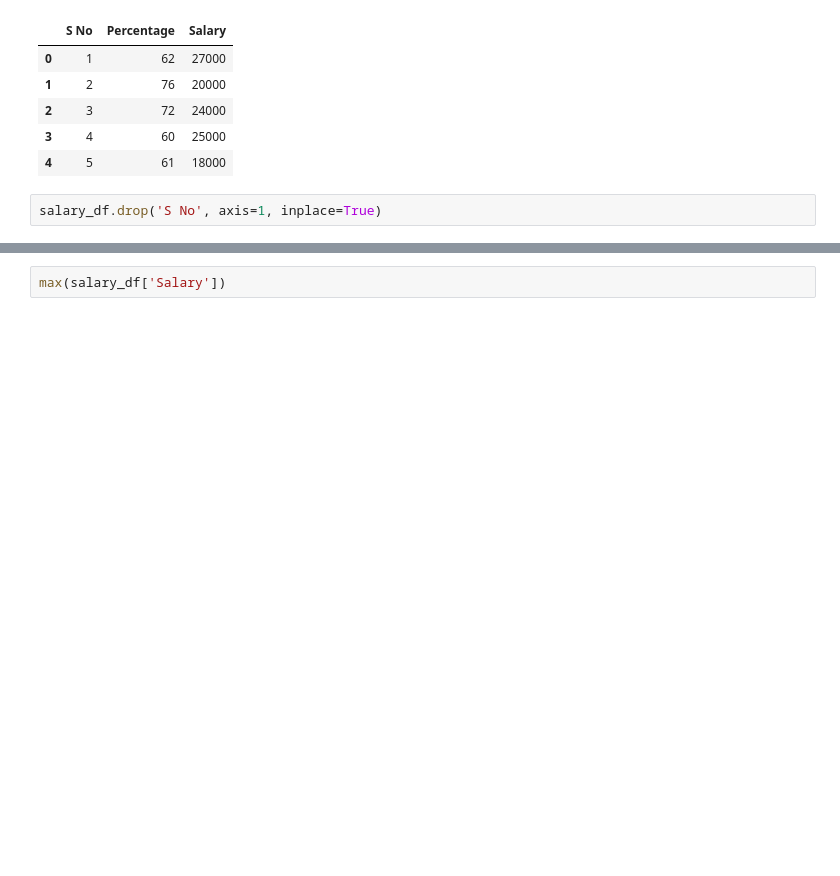
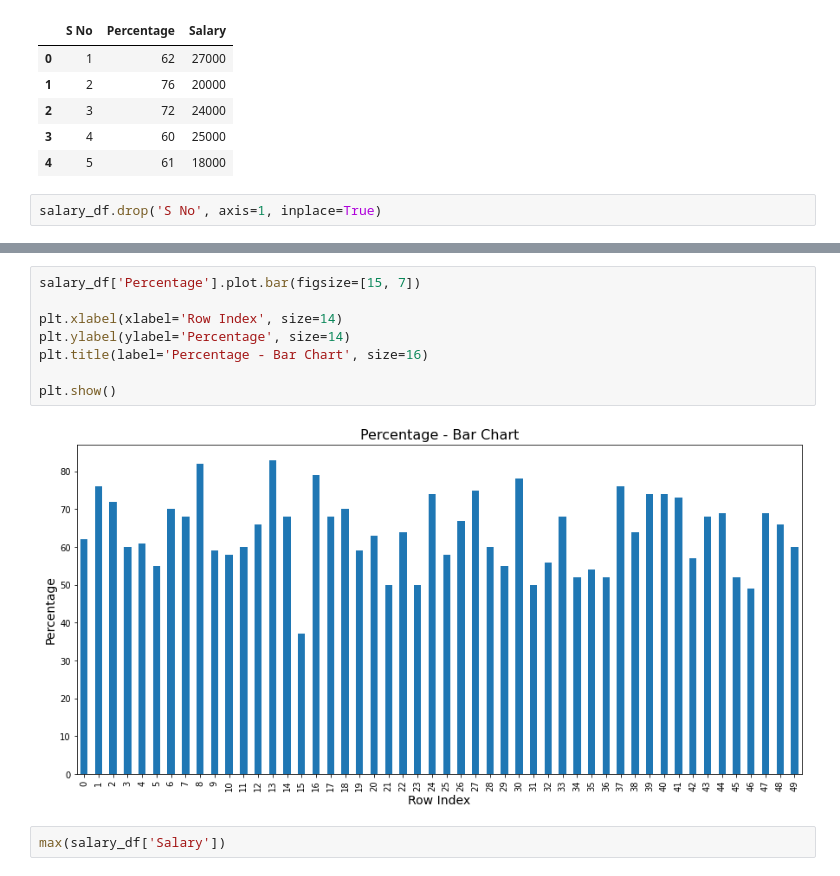
Before and after one commit to raviakasapu/MachineLearning, a Jupyter notebook: ML_Simple_Linear_Regression.ipynb, the cells around one changed output, grey strips where cells are left out. Drawn from its saved outputs; the diff is of its cells as text; blank space fills up the shorter version.

```diff
--- a/ML_Simple_Linear_Regression.ipynb
+++ b/ML_Simple_Linear_Regression.ipynb
@@ -47,3 +62,13 @@ plt.show()
+# %%
+salary_df['Percentage'].plot.bar(figsize=[15, 7])
+
+plt.xlabel(xlabel='Row Index', size=14)
+plt.ylabel(ylabel='Percentage', size=14)
+plt.title(label='Percentage - Bar Chart', size=16)
+
+plt.show()
+# %% [output]
+[figure, added]
 # %%
 max(salary_df['Salary'])
 # %% [output]
```
Also changed, not shown: parts of 25 cells of this notebook.
